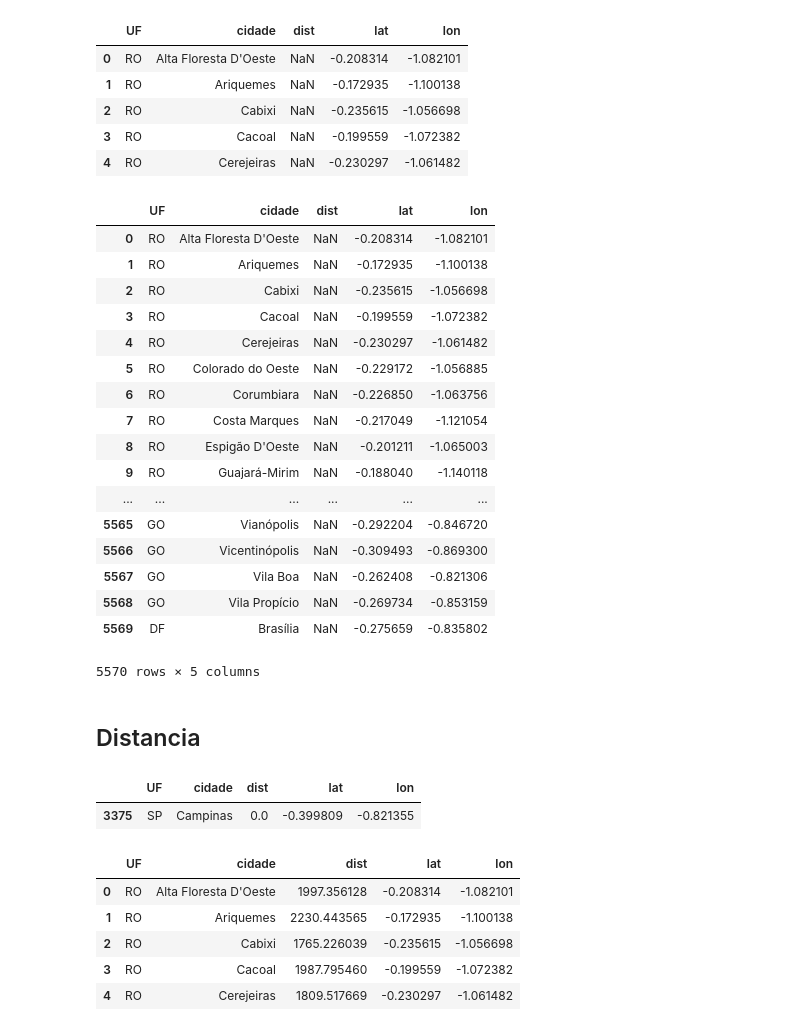
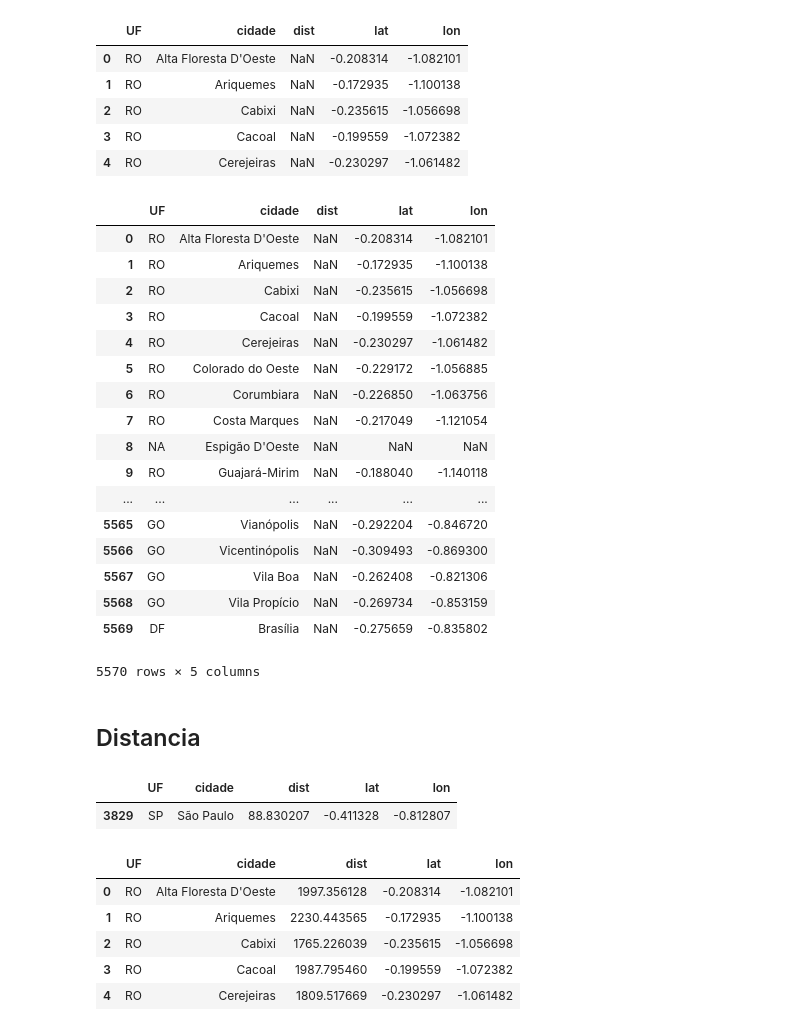
Before and after one commit to RafaelGoncalves8/mc931, a Jupyter notebook: Distancia_cidades/jup/MC932.ipynb, the cells around one changed output. Saved outputs shown, nothing was run; the diff lists cells and outputs as text; code cells hidden in the pictures.

```diff
--- a/Distancia_cidades/jup/MC932.ipynb
+++ b/Distancia_cidades/jup/MC932.ipynb
@@ -68,18 +60,18 @@ df.head(5)
 | 3 | RO | Cacoal | NaN | -0.199559 | -1.072382 |
 | 4 | RO | Cerejeiras | NaN | -0.230297 | -1.061482 |
 # %%
-df[df.isnull().any(axis=1)]
+#df[df.isnull().any(axis=1)]
 # %% [output]
 |  | UF | cidade | dist | lat | lon |
 | 0 | RO | Alta Floresta D'Oeste | NaN | -0.208314 | -1.082101 |
 | 1 | RO | Ariquemes | NaN | -0.172935 | -1.100138 |
 | 2 | RO | Cabixi | NaN | -0.235615 | -1.056698 |
 | 3 | RO | Cacoal | NaN | -0.199559 | -1.072382 |
 | 4 | RO | Cerejeiras | NaN | -0.230297 | -1.061482 |
 | 5 | RO | Colorado do Oeste | NaN | -0.229172 | -1.056885 |
 | 6 | RO | Corumbiara | NaN | -0.226850 | -1.063756 |
 | 7 | RO | Costa Marques | NaN | -0.217049 | -1.121054 |
-| 8 | RO | Espigão D'Oeste | NaN | -0.201211 | -1.065003 |
+| 8 | NA | Espigão D'Oeste | NaN | NaN | NaN |
 | 9 | RO | Guajará-Mirim | NaN | -0.188040 | -1.140118 |
 | ... | ... | ... | ... | ... | ... |
 | 5565 | GO | Vianópolis | NaN | -0.292204 | -0.846720 |
@@ -98,16 +90,16 @@ def distance(lat1, lon1, lat2, lon2):
     a = 0.5 - cos((lat2 - lat1) * p)/2 + cos(lat1 * p) * cos(lat2 * p) * (1 - cos((lon2 - lon1) * p)) / 2
     return 12742 * asin(sqrt(a)) #2*R*asin...
-# %%
-df[df.isin(["Campinas"]).any(axis=1)]
-# %% [output]
-|  | UF | cidade | dist | lat | lon |
-| 3375 | SP | Campinas | 0.0 | -0.399809 | -0.821355 |
 # %%
 LAT = df.at[3375, "lat"]
 LON = df.at[3375, "lon"]
 # %%
 for i, e in enumerate(df.cidade):
     df.at[i, "dist"] = distance(df.lat[i], df.lon[i], LAT, LON)
+# %%
+df[df.isin(["São Paulo"]).any(axis=1)]
+# %% [output]
+|  | UF | cidade | dist | lat | lon |
+| 3829 | SP | São Paulo | 88.830207 | -0.411328 | -0.812807 |
 # %%
 df.head()
 # %% [output]
```
Also changed, not shown: parts of 26 cells of this notebook, 7 other files.
